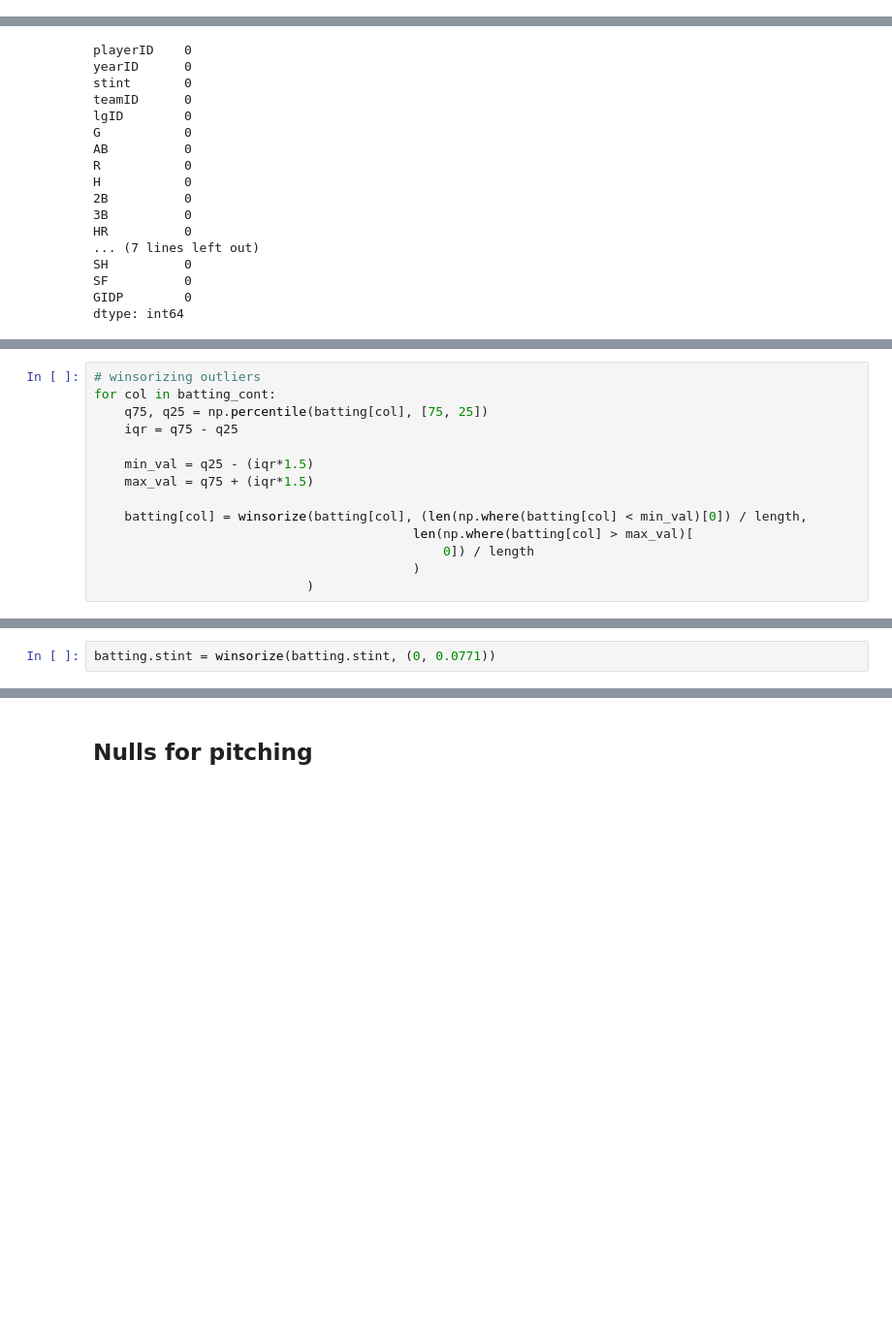
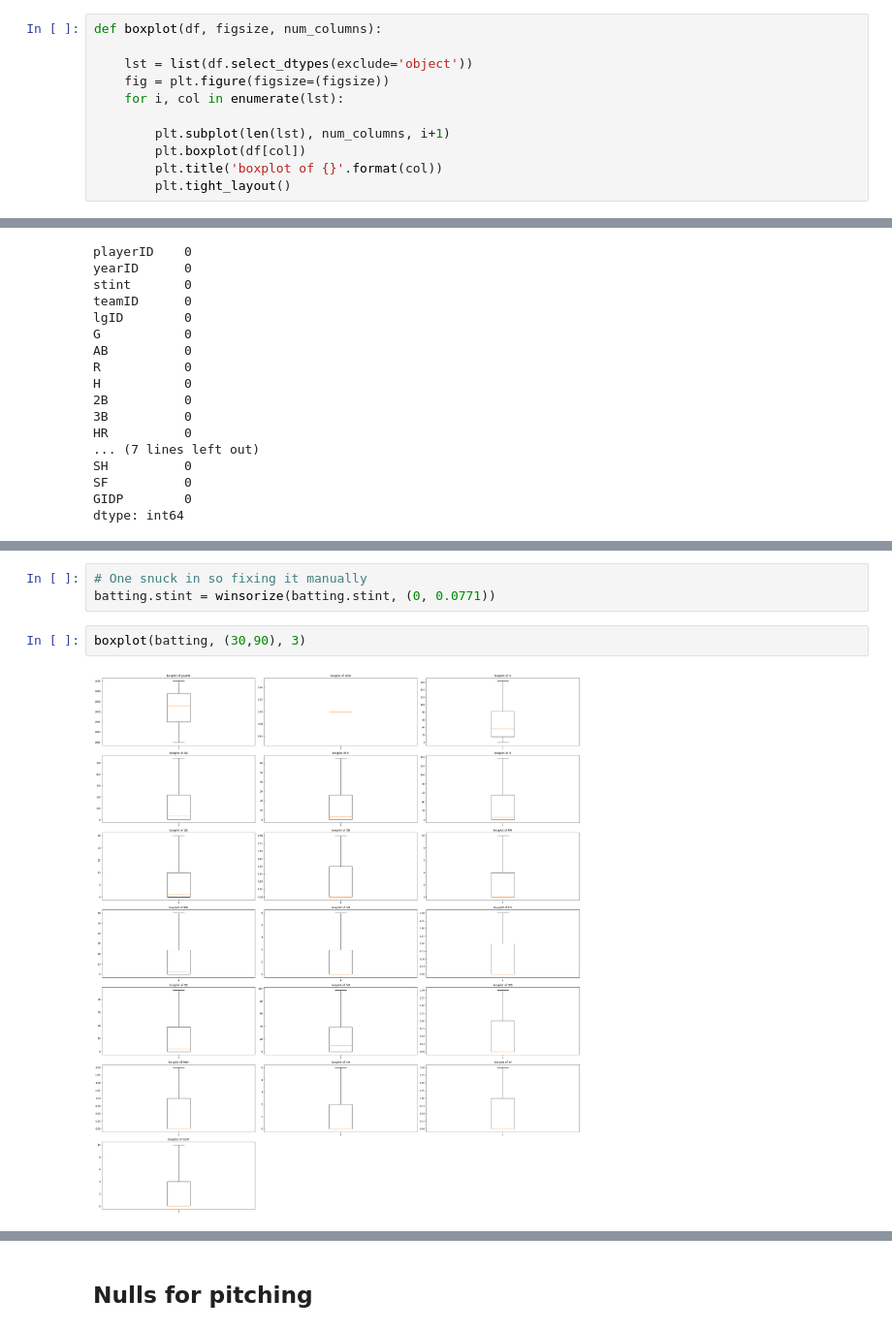
Before and after one commit to laffertyrichard/baseball_unsupervised, a Jupyter notebook: baseball_unsupervised.ipynb, the cells around one changed output, grey strips where cells are left out. Shown at 97% size. Drawn from its saved outputs; the diff is of its cells as text; blank space fills up the shorter version.

```diff
--- a/baseball_unsupervised.ipynb
+++ b/baseball_unsupervised.ipynb
@@ -25,6 +25,17 @@ salary = pd.read_csv('salaries.csv')
 batting = pd.read_csv('batting.csv')
 fielding = pd.read_csv('fielding.csv')
 pitching = pd.read_csv('pitching.csv')
+# %%
+def boxplot(df, figsize, num_columns):
+
+    lst = list(df.select_dtypes(exclude='object'))
+    fig = plt.figure(figsize=(figsize))
+    for i, col in enumerate(lst):
+
+        plt.subplot(len(lst), num_columns, i+1)
+        plt.boxplot(df[col])
+        plt.title('boxplot of {}'.format(col))
+        plt.tight_layout()
 # %%
 def get_df_name(df):
     name =[x for x in globals() if globals()[x] is df][0]
@@ -232,14 +448,0 @@ Percent of outliers high
-# %%
-# winsorizing outliers
-for col in batting_cont:
-    q75, q25 = np.percentile(batting[col], [75, 25])
-    iqr = q75 - q25
-
-    min_val = q25 - (iqr*1.5)
-    max_val = q75 + (iqr*1.5)
-
-    batting[col] = winsorize(batting[col], (len(np.where(batting[col] < min_val)[0]) / length,
-                                          len(np.where(batting[col] > max_val)[
-                                              0]) / length
-                                          )
-                            )
@@ -282,2 +494,7 @@ Percent of outliers high
 # %%
+# One snuck in so fixing it manually
 batting.stint = winsorize(batting.stint, (0, 0.0771))
+# %%
+boxplot(batting, (30,90), 3)
+# %% [output]
+[figure, added]
```
Also changed, not shown: parts of 72 cells of this notebook.
